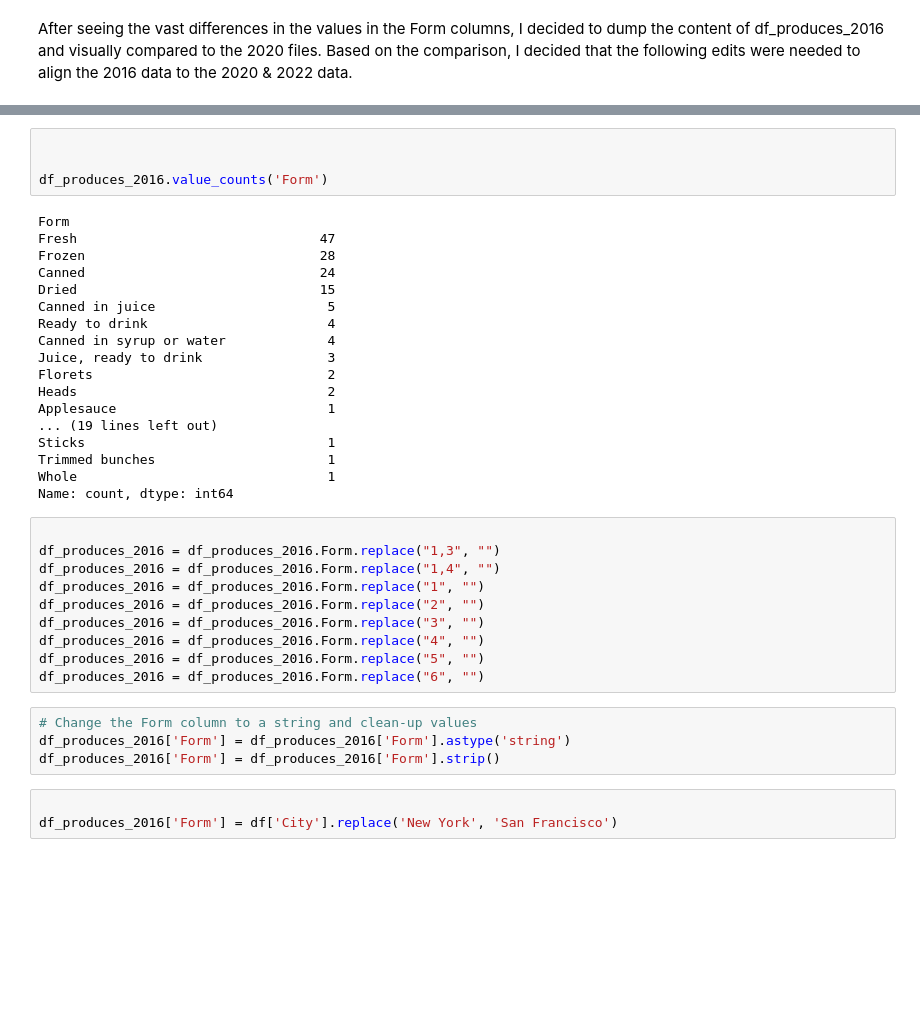
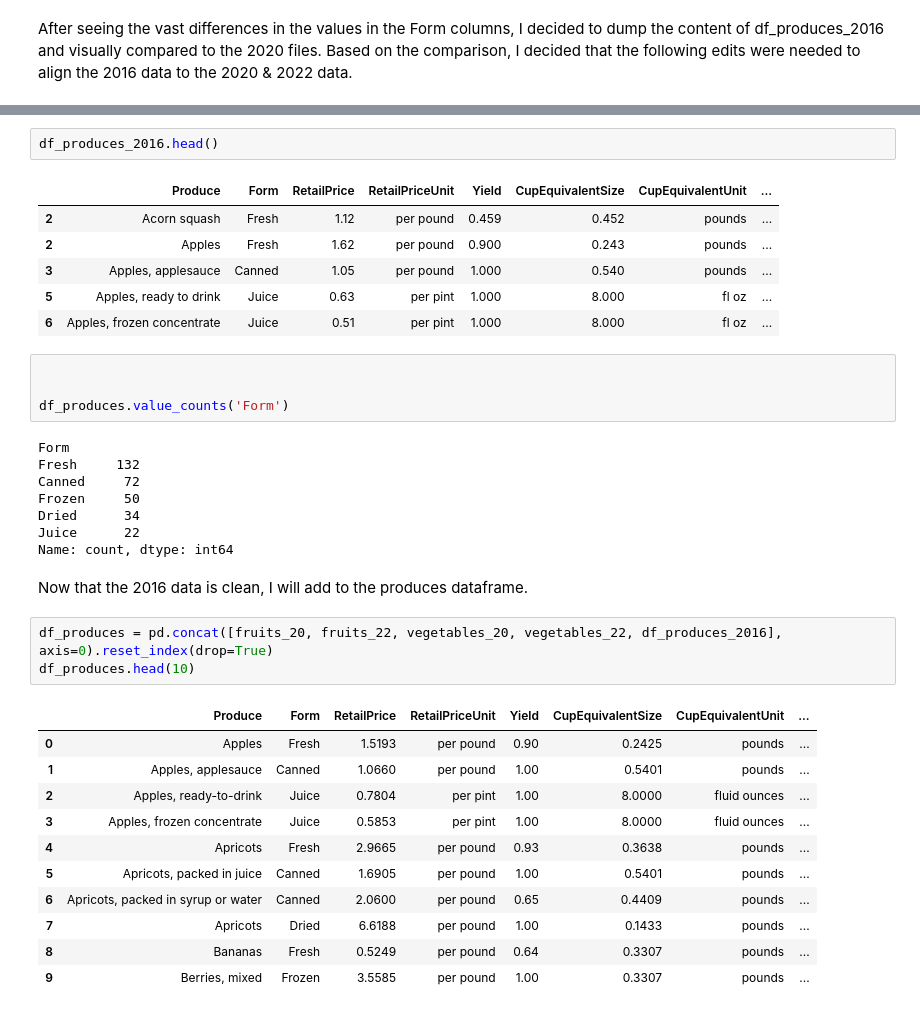
Before and after one commit to cmonjarr/5ADayCost, a Jupyter notebook: FiveADay.ipynb, the cells around one changed output, grey strips where cells are left out. Drawn from its saved outputs; the diff is of its cells as text; blank space fills up the shorter version.

```diff
--- a/FiveADay.ipynb
+++ b/FiveADay.ipynb
@@ -494,40 +511,39 @@ Whole                                1
 Name: count, dtype: int64
+# %%
+df_produces_2016.head()
+# %% [output]
+|  | Produce | Form | RetailPrice | RetailPriceUnit | Yield | CupEquivalentSize | CupEquivalentUnit | ... |
+| 2 | Acorn squash | Fresh | 1.12 | per pound | 0.459 | 0.452 | pounds | ... |
+| 2 | Apples | Fresh | 1.62 | per pound | 0.900 | 0.243 | pounds | ... |
+| 3 | Apples, applesauce | Canned | 1.05 | per pound | 1.000 | 0.540 | pounds | ... |
+| 5 | Apples, ready to drink | Juice | 0.63 | per pint | 1.000 | 8.000 | fl oz | ... |
+| 6 | Apples, frozen concentrate | Juice | 0.51 | per pint | 1.000 | 8.000 | fl oz | ... |
 # %%
 
 
-df_produces_2016.value_counts('Form')
+df_produces.value_counts('Form')
 # %% [output]
 Form
-Fresh                               47
-Frozen                              28
-Canned                              24
-Dried                               15
-Canned in juice                      5
-Ready to drink                       4
-Canned in syrup or water             4
-Juice, ready to drink                3
-Florets                              2
-Heads                                2
-Applesauce                           1
-... (19 lines left out)
-Sticks                               1
-Trimmed bunches                      1
-Whole                                1
+Fresh     132
+Canned     72
+Frozen     50
+Dried      34
+Juice      22
 Name: count, dtype: int64
-# %%
-
-df_produces_2016 = df_produces_2016.Form.replace("1,3", "")
-df_produces_2016 = df_produces_2016.Form.replace("1,4", "")
-df_produces_2016 = df_produces_2016.Form.replace("1", "")
-df_produces_2016 = df_produces_2016.Form.replace("2", "")
-df_produces_2016 = df_produces_2016.Form.replace("3", "")
-df_produces_2016 = df_produces_2016.Form.replace("4", "")
-df_produces_2016 = df_produces_2016.Form.replace("5", "")
-df_produces_2016 = df_produces_2016.Form.replace("6", "")
-# %%
-# Change the Form column to a string and clean-up values
-df_produces_2016['Form'] = df_produces_2016['Form'].astype('string')
-df_produces_2016['Form'] = df_produces_2016['Form'].strip()
-# %%
-
-df_produces_2016['Form'] = df['City'].replace('New York', 'San Francisco')
+# %% [markdown]
+Now that the 2016 data is clean, I will add to the produces dataframe.
+# %%
+df_produces = pd.concat([fruits_20, fruits_22, vegetables_20, vegetables_22, df_produces_2016], axis=0).reset_index(drop=True)
+df_produces.head(10)
+# %% [output]
+|  | Produce | Form | RetailPrice | RetailPriceUnit | Yield | CupEquivalentSize | CupEquivalentUnit | ... |
+| 0 | Apples | Fresh | 1.5193 | per pound | 0.90 | 0.2425 | pounds | ... |
+| 1 | Apples, applesauce | Canned | 1.0660 | per pound | 1.00 | 0.5401 | pounds | ... |
+| 2 | Apples, ready-to-drink | Juice | 0.7804 | per pint | 1.00 | 8.0000 | fluid ounces | ... |
+| 3 | Apples, frozen concentrate | Juice | 0.5853 | per pint | 1.00 | 8.0000 | fluid ounces | ... |
+| 4 | Apricots | Fresh | 2.9665 | per pound | 0.93 | 0.3638 | pounds | ... |
+| 5 | Apricots, packed in juice | Canned | 1.6905 | per pound | 1.00 | 0.5401 | pounds | ... |
+| 6 | Apricots, packed in syrup or water | Canned | 2.0600 | per pound | 0.65 | 0.4409 | pounds | ... |
+| 7 | Apricots | Dried | 6.6188 | per pound | 1.00 | 0.1433 | pounds | ... |
+| 8 | Bananas | Fresh | 0.5249 | per pound | 0.64 | 0.3307 | pounds | ... |
+| 9 | Berries, mixed | Frozen | 3.5585 | per pound | 1.00 | 0.3307 | pounds | ... |
```
Also changed, not shown: parts of 6 cells of this notebook, 2 other files.
